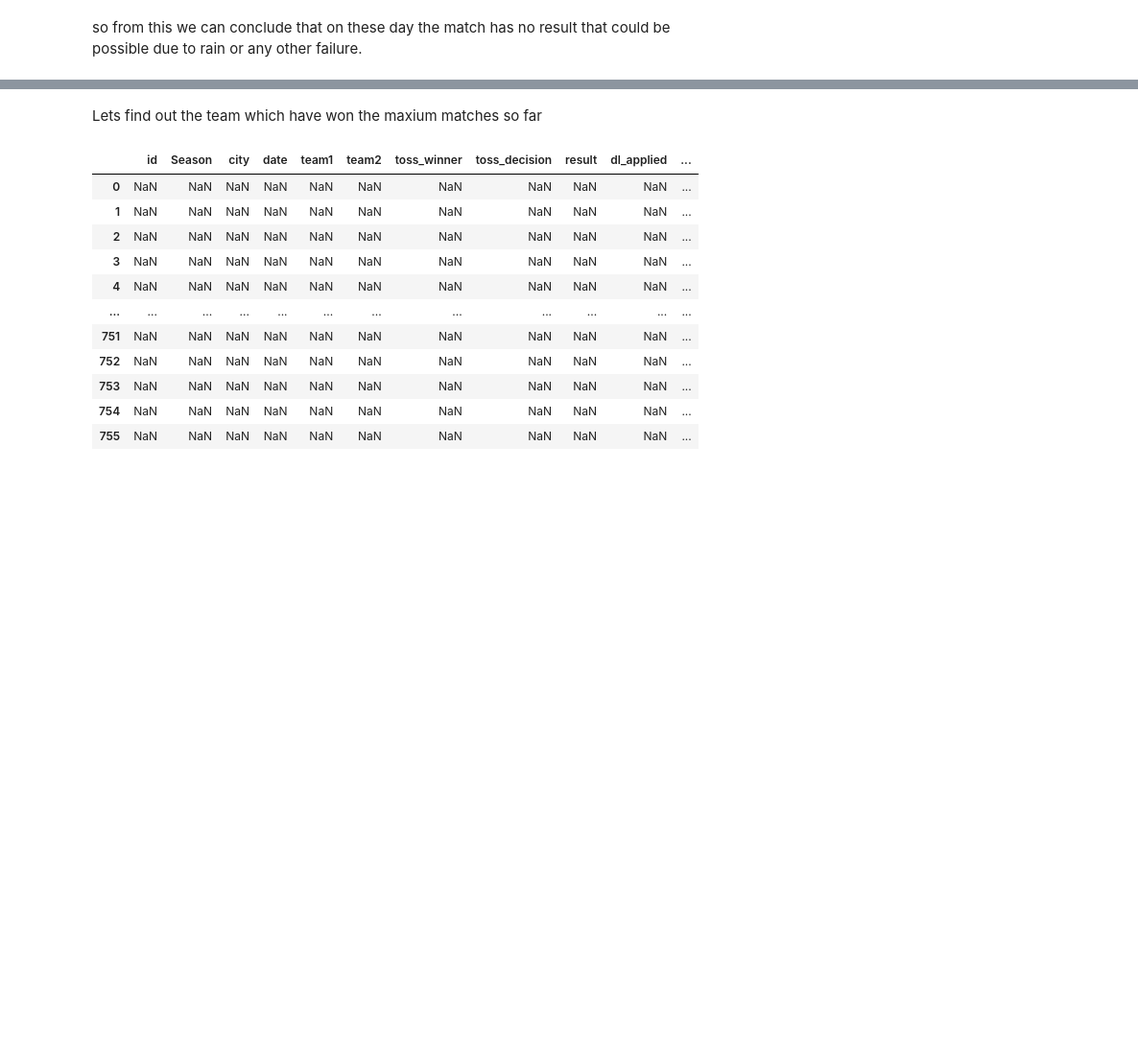
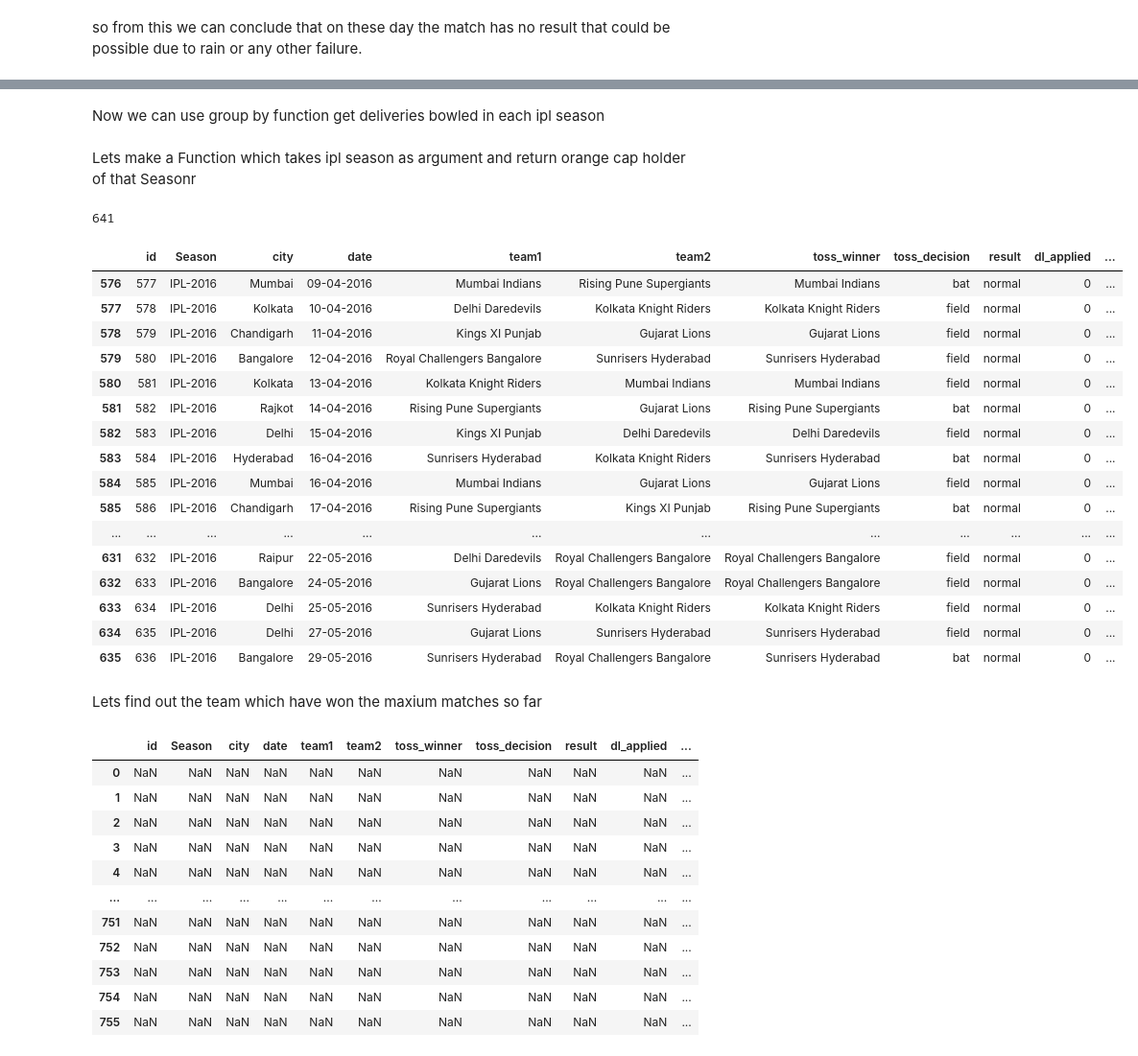
Before and after one commit to rajatpal00/-ABTN0104--IPL-T20-Cricket-Analysis-, a Jupyter notebook: Rajat_Kr_Pal_24_02_2021_[ABTN0104]_IPL_T20_Cricket_Analysis_Capstone_Project.ipynb, the cells around one changed output, grey strips where cells are left out. Shown at 96% size. Saved outputs shown, nothing was run; the diff lists cells and outputs as text; code cells hidden in the pictures; blank space fills up the shorter version.

```diff
--- a/Rajat_Kr_Pal_24_02_2021_[ABTN0104]_IPL_T20_Cricket_Analysis_Capstone_Project.ipynb
+++ b/Rajat_Kr_Pal_24_02_2021_[ABTN0104]_IPL_T20_Cricket_Analysis_Capstone_Project.ipynb
@@ -90,0 +193,2 @@ match_546[match_546["inning"]==2]
+# %% [markdown]
+Now we can use group by function get deliveries bowled in each ipl season
@@ -90,0 +197,2 @@ match_546[match_546["inning"]==2]
+# %% [markdown]
+Lets make a Function which takes ipl season as argument and return orange cap holder of that Seasonr
@@ -91,3 +206,29 @@ match_546[match_546["inning"]==2]
+# %%
+get_orange_cap("IPL-2017")
+# %% [output]
+641
+# %%
+ m=matches_df.groupby("Season")
+# %%
+m.get_group("IPL-2016")
+# %% [output]
+|  | id | Season | city | date | team1 | team2 | toss_winner | toss_decision | result | dl_applied | ... |
+| 576 | 577 | IPL-2016 | Mumbai | 09-04-2016 | Mumbai Indians | Rising Pune Supergiants | Mumbai Indians | bat | normal | 0 | ... |
+| 577 | 578 | IPL-2016 | Kolkata | 10-04-2016 | Delhi Daredevils | Kolkata Knight Riders | Kolkata Knight Riders | field | normal | 0 | ... |
+| 578 | 579 | IPL-2016 | Chandigarh | 11-04-2016 | Kings XI Punjab | Gujarat Lions | Gujarat Lions | field | normal | 0 | ... |
+| 579 | 580 | IPL-2016 | Bangalore | 12-04-2016 | Royal Challengers Bangalore | Sunrisers Hyderabad | Sunrisers Hyderabad | field | normal | 0 | ... |
+| 580 | 581 | IPL-2016 | Kolkata | 13-04-2016 | Kolkata Knight Riders | Mumbai Indians | Mumbai Indians | field | normal | 0 | ... |
+| 581 | 582 | IPL-2016 | Rajkot | 14-04-2016 | Rising Pune Supergiants | Gujarat Lions | Rising Pune Supergiants | bat | normal | 0 | ... |
+| 582 | 583 | IPL-2016 | Delhi | 15-04-2016 | Kings XI Punjab | Delhi Daredevils | Delhi Daredevils | field | normal | 0 | ... |
+| 583 | 584 | IPL-2016 | Hyderabad | 16-04-2016 | Sunrisers Hyderabad | Kolkata Knight Riders | Sunrisers Hyderabad | bat | normal | 0 | ... |
+| 584 | 585 | IPL-2016 | Mumbai | 16-04-2016 | Mumbai Indians | Gujarat Lions | Gujarat Lions | field | normal | 0 | ... |
+| 585 | 586 | IPL-2016 | Chandigarh | 17-04-2016 | Rising Pune Supergiants | Kings XI Punjab | Rising Pune Supergiants | bat | normal | 0 | ... |
+| ... | ... | ... | ... | ... | ... | ... | ... | ... | ... | ... | ... |
+| 631 | 632 | IPL-2016 | Raipur | 22-05-2016 | Delhi Daredevils | Royal Challengers Bangalore | Royal Challengers Bangalore | field | normal | 0 | ... |
+| 632 | 633 | IPL-2016 | Bangalore | 24-05-2016 | Gujarat Lions | Royal Challengers Bangalore | Royal Challengers Bangalore | field | normal | 0 | ... |
+| 633 | 634 | IPL-2016 | Delhi | 25-05-2016 | Sunrisers Hyderabad | Kolkata Knight Riders | Kolkata Knight Riders | field | normal | 0 | ... |
+| 634 | 635 | IPL-2016 | Delhi | 27-05-2016 | Gujarat Lions | Sunrisers Hyderabad | Sunrisers Hyderabad | field | normal | 0 | ... |
+| 635 | 636 | IPL-2016 | Bangalore | 29-05-2016 | Sunrisers Hyderabad | Royal Challengers Bangalore | Sunrisers Hyderabad | bat | normal | 0 | ... |
 # %% [markdown]
 Lets find out the team which have won the maxium matches so far
 # %%
```
Also changed, not shown: parts of 17 cells of this notebook.
